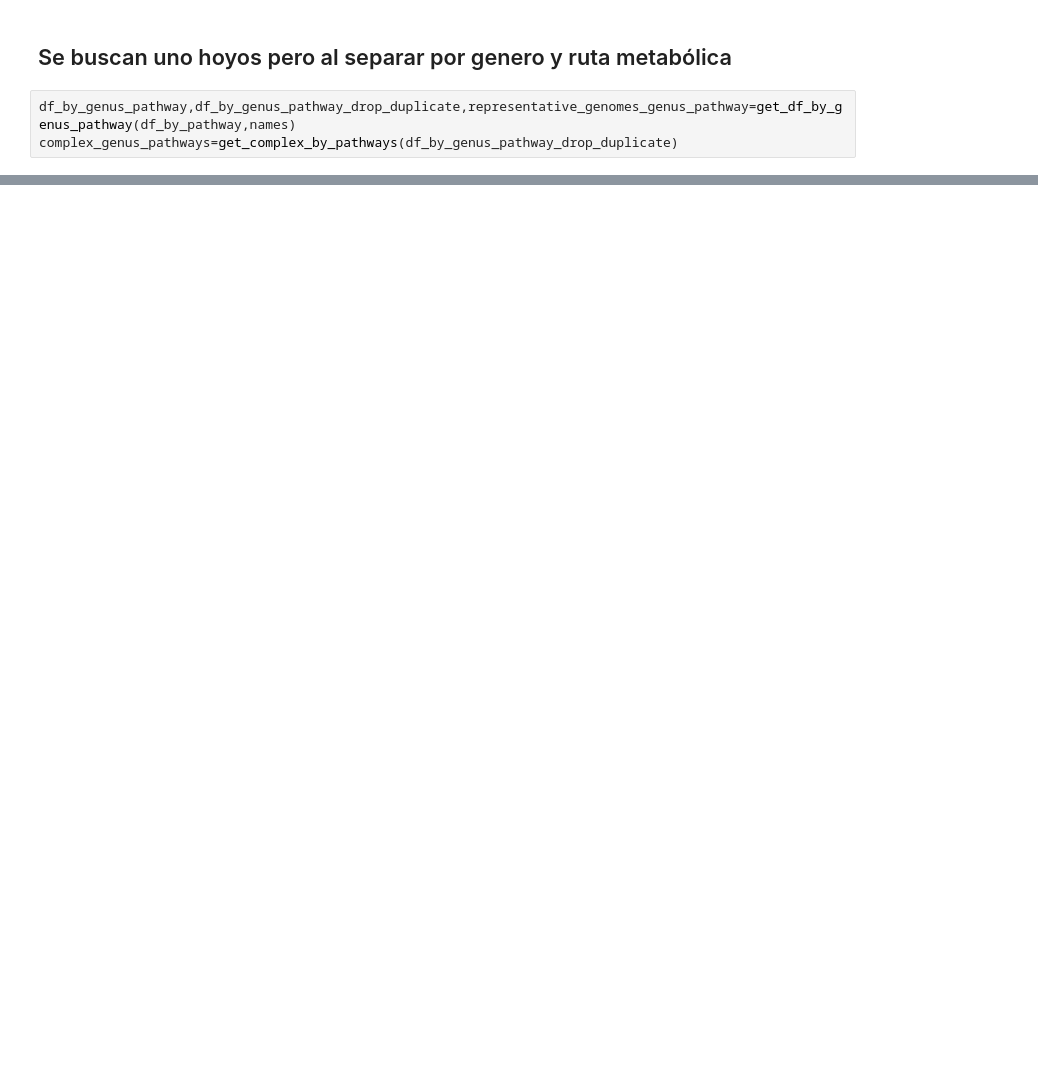
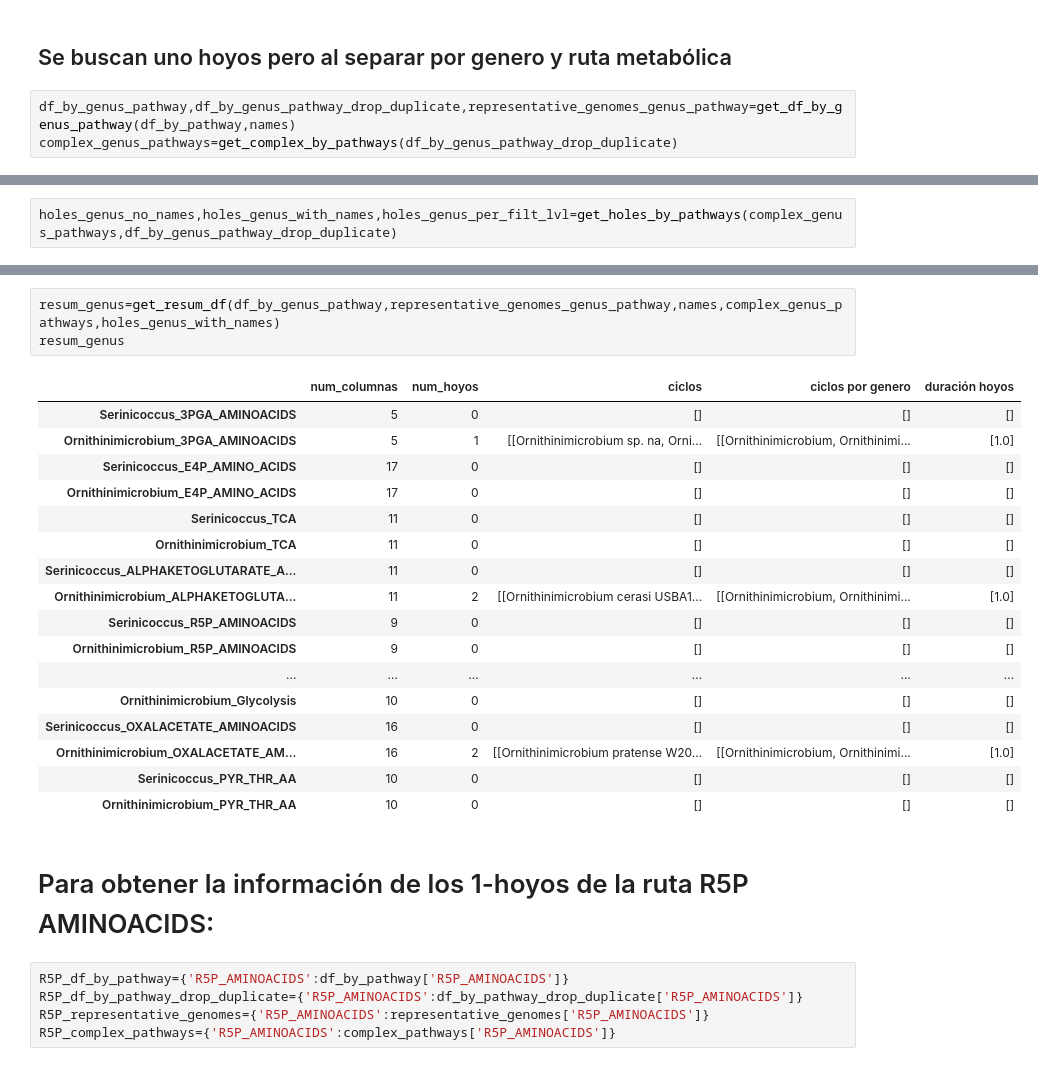
Before and after one commit to FFranciscoEspinosa/Tesis, a Jupyter notebook: Notebook_Strepto.ipynb, the cells around one changed output, grey strips where cells are left out. Saved outputs shown, nothing was run; the diff lists cells and outputs as text; blank space fills up the shorter version.

```diff
--- a/Notebook_Strepto.ipynb
+++ b/Notebook_Strepto.ipynb
@@ -515,0 +993,2 @@ phosphoribosyl_isomerase_A buscar en Microbisco
+# %%
+holes_genus_no_names,holes_genus_with_names,holes_genus_per_filt_lvl=get_holes_by_pathways(complex_genus_pathways,df_by_genus_pathway_drop_duplicate)
@@ -515,0 +1006,28 @@ phosphoribosyl_isomerase_A buscar en Microbisco
+# %%
+resum_genus=get_resum_df(df_by_genus_pathway,representative_genomes_genus_pathway,names,complex_genus_pathways,holes_genus_with_names)
+resum_genus
+# %% [output]
+|  | num_columnas | num_hoyos | ciclos | ciclos por genero | duración hoyos |
+| Serinicoccus_3PGA_AMINOACIDS | 5 | 0 | [] | [] | [] |
+| Ornithinimicrobium_3PGA_AMINOACIDS | 5 | 1 | [[Ornithinimicrobium sp. na, Orni... | [[Ornithinimicrobium, Ornithinimi... | [1.0] |
+| Serinicoccus_E4P_AMINO_ACIDS | 17 | 0 | [] | [] | [] |
+| Ornithinimicrobium_E4P_AMINO_ACIDS | 17 | 0 | [] | [] | [] |
+| Serinicoccus_TCA | 11 | 0 | [] | [] | [] |
+| Ornithinimicrobium_TCA | 11 | 0 | [] | [] | [] |
+| Serinicoccus_ALPHAKETOGLUTARATE_A... | 11 | 0 | [] | [] | [] |
+| Ornithinimicrobium_ALPHAKETOGLUTA... | 11 | 2 | [[Ornithinimicrobium cerasi USBA1... | [[Ornithinimicrobium, Ornithinimi... | [1.0] |
+| Serinicoccus_R5P_AMINOACIDS | 9 | 0 | [] | [] | [] |
+| Ornithinimicrobium_R5P_AMINOACIDS | 9 | 0 | [] | [] | [] |
+| ... | ... | ... | ... | ... | ... |
+| Ornithinimicrobium_Glycolysis | 10 | 0 | [] | [] | [] |
+| Serinicoccus_OXALACETATE_AMINOACIDS | 16 | 0 | [] | [] | [] |
+| Ornithinimicrobium_OXALACETATE_AM... | 16 | 2 | [[Ornithinimicrobium pratense W20... | [[Ornithinimicrobium, Ornithinimi... | [1.0] |
+| Serinicoccus_PYR_THR_AA | 10 | 0 | [] | [] | [] |
+| Ornithinimicrobium_PYR_THR_AA | 10 | 0 | [] | [] | [] |
+# %% [markdown]
+<h1>Para obtener la información de los 1-hoyos de la ruta R5P AMINOACIDS:</h1>
+# %%
+R5P_df_by_pathway={'R5P_AMINOACIDS':df_by_pathway['R5P_AMINOACIDS']}
+R5P_df_by_pathway_drop_duplicate={'R5P_AMINOACIDS':df_by_pathway_drop_duplicate['R5P_AMINOACIDS']}
+R5P_representative_genomes={'R5P_AMINOACIDS':representative_genomes['R5P_AMINOACIDS']}
+R5P_complex_pathways={'R5P_AMINOACIDS':complex_pathways['R5P_AMINOACIDS']}
```
Also changed, not shown: parts of 106 cells of this notebook, 28 other files.
